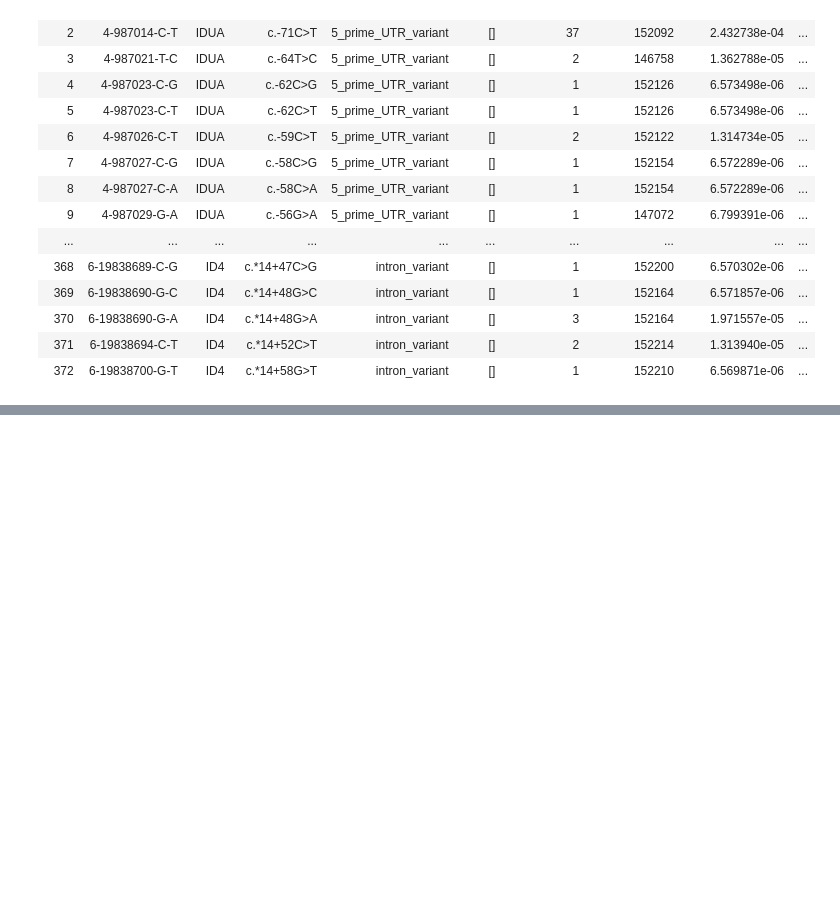
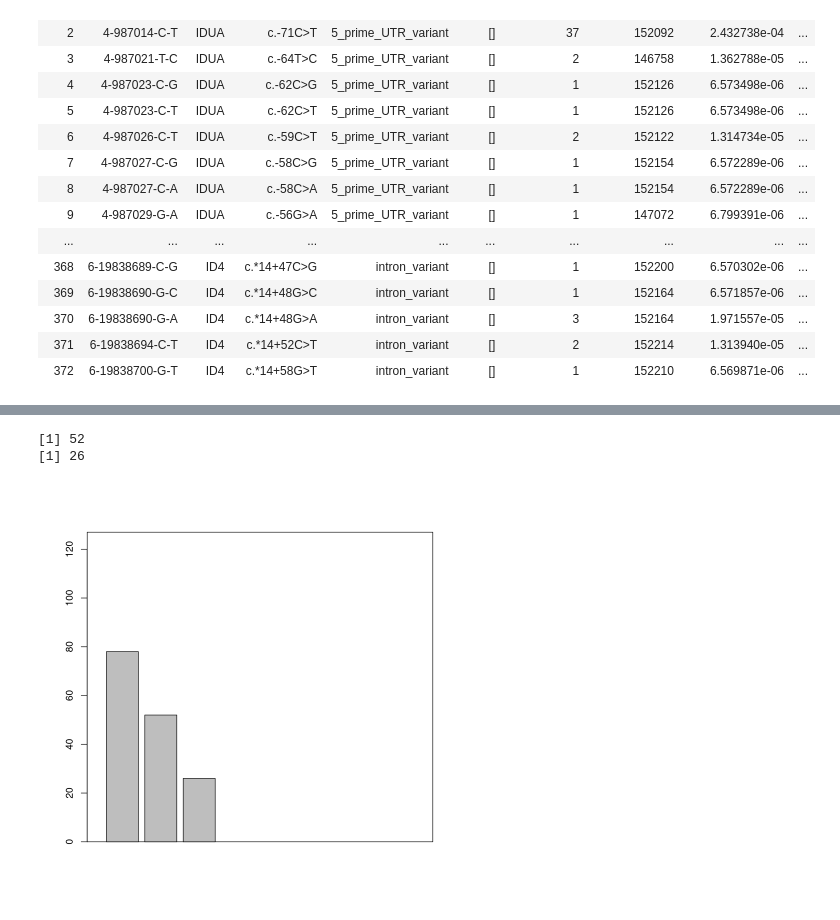
Before and after one commit to bioinfo-hcpa/pynoma, a Jupyter notebook: notebooks/barcharts.ipynb, the cells around one changed output, grey strips where cells are left out. Saved outputs shown, nothing was run; the diff lists cells and outputs as text; code cells hidden in the pictures; blank space fills up the shorter version.

Commit message:
completed functions and started exploring variant plots

```diff
--- a/notebooks/barcharts.ipynb
+++ b/notebooks/barcharts.ipynb
@@ -36,8 +36,8 @@ get_pop_dfs <- function(df=NULL, freq_threshold=0.001){
 
     col_idx_alternative <- grep("Alternative", names(df))
     population_indexes <- c((col_idx_alternative+1):length(names(df)))
-    populations_dfs = c()
 
+    populations_dfs <- c()
     i <- 1
     for (pop_idx in population_indexes){
         df_temp <- df[, c(1:col_idx_alternative,pop_idx)]
@@ -47,6 +47,37 @@ get_pop_dfs <- function(df=NULL, freq_threshold=0.001){
 
     return(populations_dfs)
 }
+
+
+get_pop_var_lists <- function(populations_dfs=NULL){
+
+    pop_var_lists <- list()
+    pop_names <- c()
+    i <- 1
+    for (pop in populations_dfs){
+
+        pop_names[i] <- names(pop)[length(names(pop))]
+        pop_var_lists[[i]] <- c(pop[,"Variant.ID"])
+        i <- i+1
+    }
+
+    names(pop_var_lists) <- pop_names
+    return(pop_var_lists)
+}
+
+
+keep_singles <- function(v){
+  v[!(v %in% v[duplicated(v)])]
+}
+
+
+get_number_of_vars <- function(pop_var_lists=NULL){
+    all_vars <- unname(unlist(pop_var_lists, recursive = FALSE))
+    unique <- keep_singles(all_vars)
+    return(length(unique))
+}
 # %%
 df <- get_reoordered_df(df)
 pop_dfs <- get_pop_dfs(df)
+pops_vars <- get_pop_var_lists(pop_dfs)
+num_unique_vars <- get_number_of_vars(pops_vars)
@@ -88,0 +84,18 @@ A data.frame: 0 × 26
+# %%
+current <- unname(pops_vars[5])[[1]]
+all_others <- unlist(unname(pops_vars[c(1:length(pops_vars))[-5]]))
+# %%
+num_total <- length(current)
+num_common <- length(intersect(current,all_others))
+num_private <- num_total-num_common
+# %%
+print(num_common)
+print(num_private)
+# %% [output]
+[1] 52
+[1] 26
+# %%
+b<-barplot(c(num_total, num_common, num_private), ylim=c(0,num_unique_vars), xlim = c(0, 1), width = 0.1)
+box()
+# %% [output]
+[figure, added]
```
Also changed, not shown: parts of 2 cells of this notebook.
